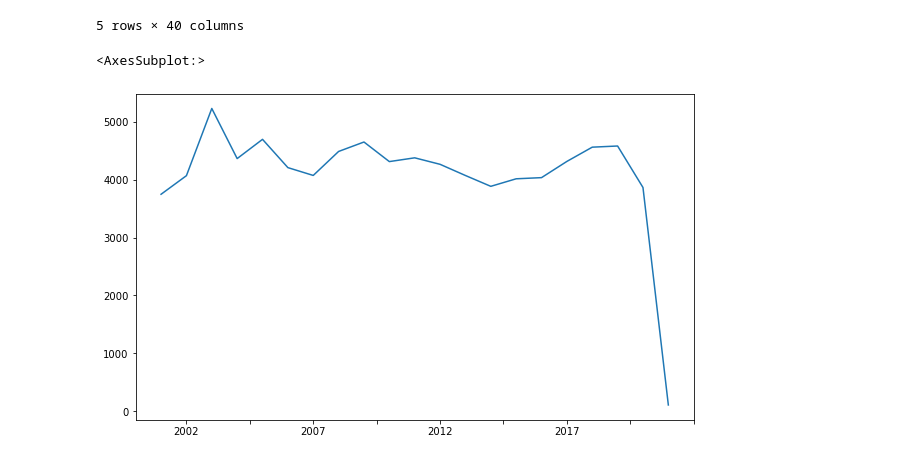
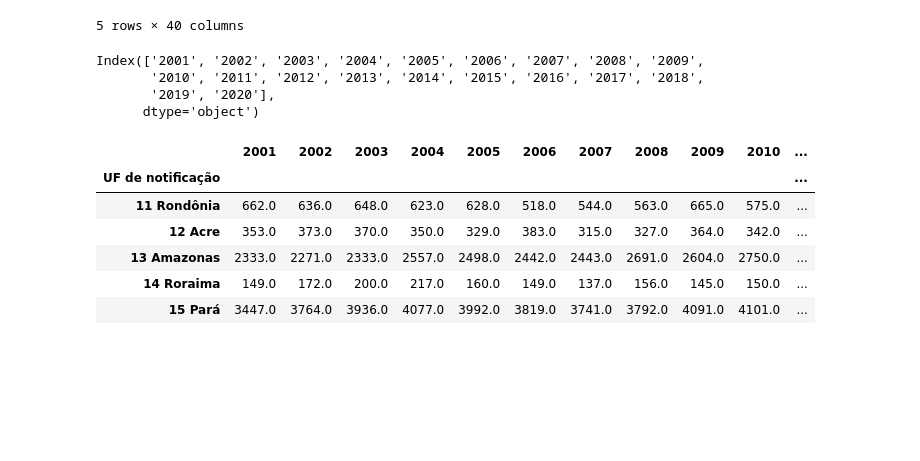
Before and after one commit to daviramalho/2021-P02-Imuniza_Ce, a Jupyter notebook: notebooks/2.0-dra-data-preparation.ipynb, the cells around one changed output. Cells and saved outputs as stored; diff of their text form; code cells hidden in the pictures; blank space fills up the shorter version.

Commit message:
Atualizacao dados processados e notebook de preparacao de dados

```diff
--- a/notebooks/2.0-dra-initial-data-exploration.ipynb
+++ b/notebooks/2.0-dra-data-preparation.ipynb
@@ -29,8 +33,11 @@ import matplotlib.pyplot as plt
 # %%
 # Importar dados
-dados_tuberculose = pd.read_csv("../data/raw/casos_tuberculose_ano_uf.csv",  encoding = "ISO-8859-1",
-                   skiprows = 3, sep = ";", skipfooter = 19,
-                   thousands = ".", decimal = ",")
+dados_tuberculose = pd.read_csv("../data/raw/casos_tuberculose_ano_uf.csv",
+                                encoding = "ISO-8859-1",
+                                skiprows = 3, sep = ";",
+                                skipfooter = 19,
+                                thousands = ".",
+                                decimal = ",")
 dados_tuberculose.head()
 # %% [output]
 |  | UF de notificação | 1980 | 1981 | 1982 | 1983 | 1984 | 1985 | 1986 | 1987 | 1988 | ... |
@@ -163,8 +170,24 @@ dados_tuberculose.head()
 | 14 Roraima | NaN | NaN | NaN | NaN | NaN | NaN | NaN | NaN | NaN | NaN | ... |
 | 15 Pará | NaN | NaN | NaN | NaN | NaN | NaN | NaN | NaN | NaN | NaN | ... |
 5 rows × 40 columns
-# %%
-dados_tuberculose.loc['23 Ceará'].plot(figsize=(10, 6))
-# %% [output]
-<AxesSubplot:>
-[figure, removed]
+# %%
+# Seleção das Colunas a serem utilizadas
+
+colunas_usaveis_tuberculose = dados_tuberculose.T.index[19:-1]
+colunas_usaveis_tuberculose
+# %% [output]
+Index(['2001', '2002', '2003', '2004', '2005', '2006', '2007', '2008', '2009',
+       '2010', '2011', '2012', '2013', '2014', '2015', '2016', '2017', '2018',
+       '2019', '2020'],
+      dtype='object')
+# %%
+usaveis_tuberculose = dados_tuberculose[colunas_usaveis_tuberculose]
+usaveis_tuberculose.head()
+# %% [output]
+|  | 2001 | 2002 | 2003 | 2004 | 2005 | 2006 | 2007 | 2008 | 2009 | 2010 | ... |
+| UF de notificação |  |  |  |  |  |  |  |  |  |  | ... |
+| 11 Rondônia | 662.0 | 636.0 | 648.0 | 623.0 | 628.0 | 518.0 | 544.0 | 563.0 | 665.0 | 575.0 | ... |
+| 12 Acre | 353.0 | 373.0 | 370.0 | 350.0 | 329.0 | 383.0 | 315.0 | 327.0 | 364.0 | 342.0 | ... |
+| 13 Amazonas | 2333.0 | 2271.0 | 2333.0 | 2557.0 | 2498.0 | 2442.0 | 2443.0 | 2691.0 | 2604.0 | 2750.0 | ... |
+| 14 Roraima | 149.0 | 172.0 | 200.0 | 217.0 | 160.0 | 149.0 | 137.0 | 156.0 | 145.0 | 150.0 | ... |
+| 15 Pará | 3447.0 | 3764.0 | 3936.0 | 4077.0 | 3992.0 | 3819.0 | 3741.0 | 3792.0 | 4091.0 | 4101.0 | ... |
```
Also changed, not shown: parts of 11 cells of this notebook, 2 other files.
